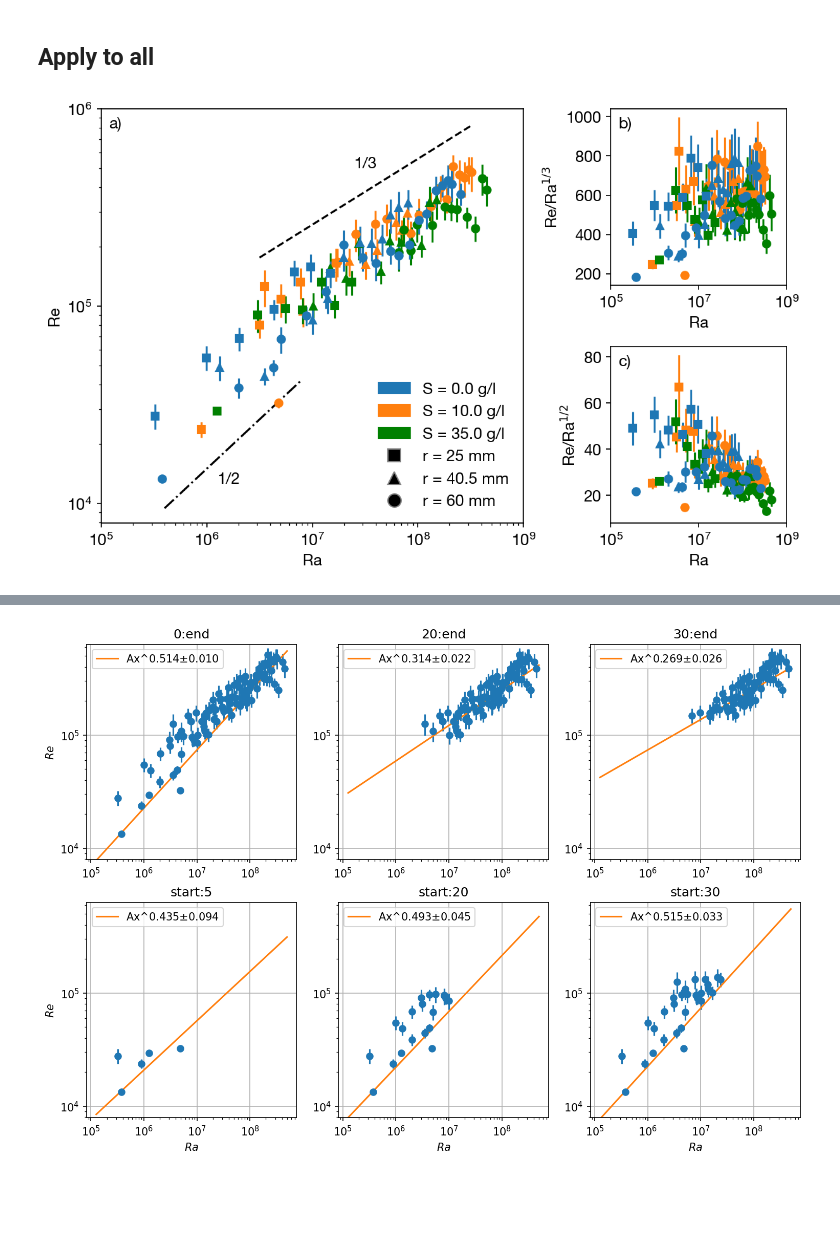
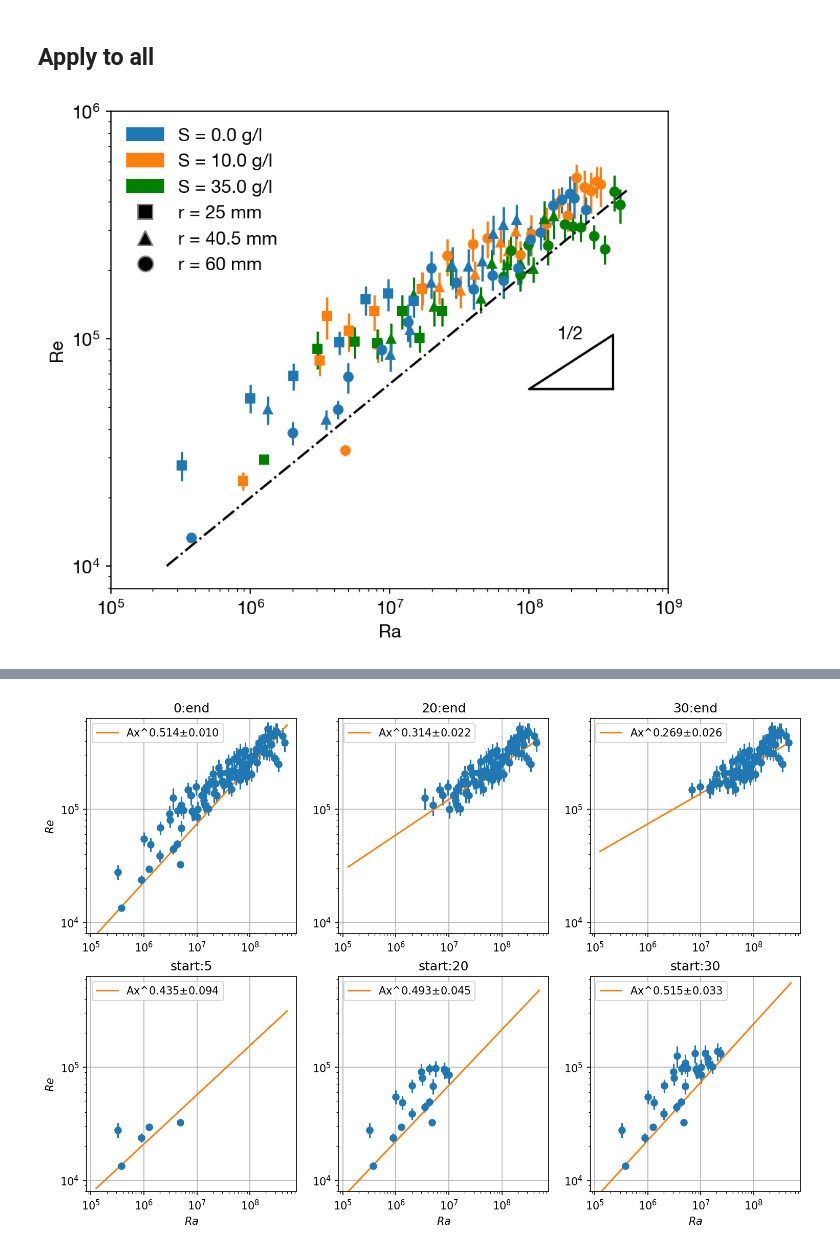
Before and after one commit to ebellincioni/floatingIce, a Jupyter notebook: 2024-05-09_PIV.ipynb, the cells around one changed output, grey strips where cells are left out. Drawn from its saved outputs; the diff is of its cells as text; code cells hidden in the pictures; blank space fills up the shorter version.

Commit message:
Changes to figures and plumes

```diff
--- a/2024-05-09_PIV.ipynb
+++ b/2024-05-09_PIV.ipynb
@@ -163,7 +163,7 @@ myMarkers = ['s','^','o']
 pivDirectory = '/Users/edoardo/Library/CloudStorage/OneDrive-UniversityofTwente/floating/2023-12-06/'
 chosen_salts,chosen_radii = [0.,10.,35.],[0.025,0.0405,0.06]
 
-fig, axs = plt.subplot_mosaic([['a)', 'a)','b)'], ['a)','a)', 'c)']],
+fig, axs = plt.subplot_mosaic([['a)', 'a)','.'], ['a)','a)', '.']],
                               layout='constrained',dpi=150,width_ratios=[1.2, 1.2, 1],
                               figsize=(8,5))
 
@@ -233,56 +233,58 @@ for _,folder in enumerate(folders):
         abscissa.append(Rayleigh_numbers)
         ordinate.append(w*1000*2*radius/nu)
         error.append(wstd*1000*2*radius/nu)
-    axs['b)'].errorbar(x=Rayleigh_numbers,
-                 y=w*1000*2*radius/nu/ Rayleigh_numbers**(1/3),
-                 yerr=wstd*1000*2*radius/nu / Rayleigh_numbers**(1/3),
-                 marker=myMarkers[np.where(chosen_radii==find_nearest(chosen_radii,exp_radius))[0][0]],
-                 c=myColours[np.where(chosen_salts==find_nearest(chosen_salts,exp_sal))[0][0]])
-    axs['c)'].errorbar(x=Rayleigh_numbers,
-                 y=w*1000*2*radius/nu/ Rayleigh_numbers**(1/2),
-                 yerr=wstd*1000*2*radius/nu / Rayleigh_numbers**(1/2),
-                 marker=myMarkers[np.where(chosen_radii==find_nearest(chosen_radii,exp_radius))[0][0]],
-                 c=myColours[np.where(chosen_salts==find_nearest(chosen_salts,exp_sal))[0][0]])
+    # axs['b)'].errorbar(x=Rayleigh_numbers,
+    #              y=w*1000*2*radius/nu/ Rayleigh_numbers**(1/3),
+    #              yerr=wstd*1000*2*radius/nu / Rayleigh_numbers**(1/3),
+    #              marker=myMarkers[np.where(chosen_radii==find_nearest(chosen_radii,exp_radius))[0][0]],
+    #              c=myColours[np.where(chosen_salts==find_nearest(chosen_salts,exp_sal))[0][0]])
+    # axs['c)'].errorbar(x=Rayleigh_numbers,
+    #              y=w*1000*2*radius/nu/ Rayleigh_numbers**(4/9),
+    #              yerr=wstd*1000*2*radius/nu / Rayleigh_numbers**(4/9),
+    #              marker=myMarkers[np.where(chosen_radii==find_nearest(chosen_radii,exp_radius))[0][0]],
+    #              c=myColours[np.where(chosen_salts==find_nearest(chosen_salts,exp_sal))[0][0]])
 
 
-axs['a)'].plot(np.logspace(6.5,8.5,50),1200*np.logspace(6.5,8.5,50)**(1/3),linestyle='--',c='k')
-axs['a)'].annotate('1/3', xy=(10**7.4,10**5.7))
-# axs['a)'].plot(np.logspace(7.6,8.7,50),100*np.logspace(7.6,8.5,50)**(2/5),linestyle='dotted',c='k')
-# axs['a)'].annotate('2/5', xy=(10**8.2,10**5.2))
-axs['a)'].plot(np.logspace(5.6,6.9,50),15*np.logspace(5.6,6.9,50)**(1/2),linestyle='-.',c='k')
-axs['a)'].annotate('1/2', xy=(10**6.1,10**4.1))
+# axs['a)'].plot(np.logspace(6.5,8.5,50),1200*np.logspace(6.5,8.5,50)**(1/3),linestyle='--',c='k')
+# axs['a)'].annotate('1/3', xy=(10**7.4,10**5.7))
+# axs['a)'].plot(np.logspace(5.6,8.7,50),50*np.logspace(5.6,8.7,50)**(4/9),linestyle='dotted',c='k')
+# axs['a)'].annotate('4/9', xy=(10**8.2,10**5.0))
+# axs['a)'].plot([4e8,4e8,1e8,4e8],[6e4,3**(4/9)*6e4,6e4,6e4],c='k')
+axs['a)'].plot(np.logspace(5.4,8.7,50),20*np.logspace(5.4,8.7,50)**(1/2),linestyle='-.',c='k')
+axs['a)'].annotate('1/2', xy=(10**8.2,10**5.0))
+axs['a)'].plot([4e8,4e8,1e8,4e8],[6e4,3**(1/2)*6e4,6e4,6e4],c='k')
 for label,axi in axs.items():
     axi.set(xlabel='Ra',xscale='log',
             xlim=(1e5,1e9))
-    axi.annotate(
-        label,
-        xy=(0, 1), xycoords='axes fraction',
-        xytext=(+0.5, -0.5), textcoords='offset fontsize',
-        verticalalignment='top',
-        bbox=dict(facecolor='none', edgecolor='none', pad=3.0))
+    # axi.annotate(
+    #     label,
+    #     xy=(0, 1), xycoords='axes fraction',
+    #     xytext=(+0.5, -0.5), textcoords='offset fontsize',
+    #     verticalalignment='top',
+    #     bbox=dict(facecolor='none', edgecolor='none', pad=3.0))
 axs['a)'].set(ylabel='Re',ylim=(10**3.9,10**6.0),yscale='log')
-axs['b)'].set(ylabel=r'Re/Ra$^{1/3}$')
-axs['c)'].set(ylabel=r'Re/Ra$^{1/2}$')
+# axs['b)'].set(ylabel=r'Re/Ra$^{1/3}$')
+# axs['c)'].set(ylabel=r'Re/Ra$^{4/9}$')
 
 # access legend objects automatically created from data
 handles, labels = axs['a)'].get_legend_handles_labels()
 
 # create manual symbols for legend
 patch0 = mpatches.Patch(color=myColours[0], label='S = 0.0 g/l')
 patch1 = mpatches.Patch(color=myColours[1], label='S = 10.0 g/l')
 patch2 = mpatches.Patch(color=myColours[2], label='S = 35.0 g/l')
 point0 = Line2D([0], [0], label='r = 25 mm', marker=myMarkers[0], markersize=10,
          markeredgecolor='grey', markerfacecolor='k', linestyle='')
 point1 = Line2D([0], [0], label='r = 40.5 mm', marker=myMarkers[1], markersize=10,
          markeredgecolor='grey', markerfacecolor='k', linestyle='')
 point2 = Line2D([0], [0], label='r = 60 mm', marker=myMarkers[2], markersize=10,
          markeredgecolor='grey', markerfacecolor='k', linestyle='')
 
 # add manual symbols to auto legend
 handles.extend([patch0, patch1, patch2, point0,point1,point2])
-axs['a)'].legend(handles=handles,loc='lower right',frameon=False)
+axs['a)'].legend(handles=handles,loc='upper left',frameon=False)
 
 # plt.savefig('/Users/edoardo/Library/CloudStorage/OneDrive-UniversityofTwente/floating/graphics/ReRa.pdf',format='pdf',bbox_inches='tight')
 plt.show()
 # %% [output]
-[figure, old version]
+[figure, new version]
```
Also changed, not shown: parts of 5 cells of this notebook, 5 other files.
